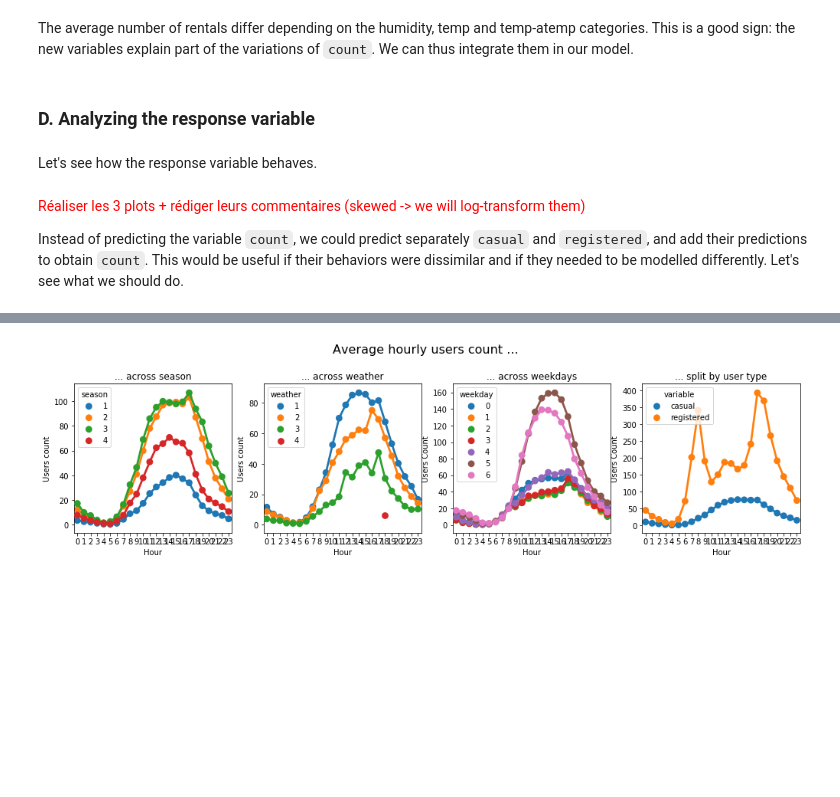
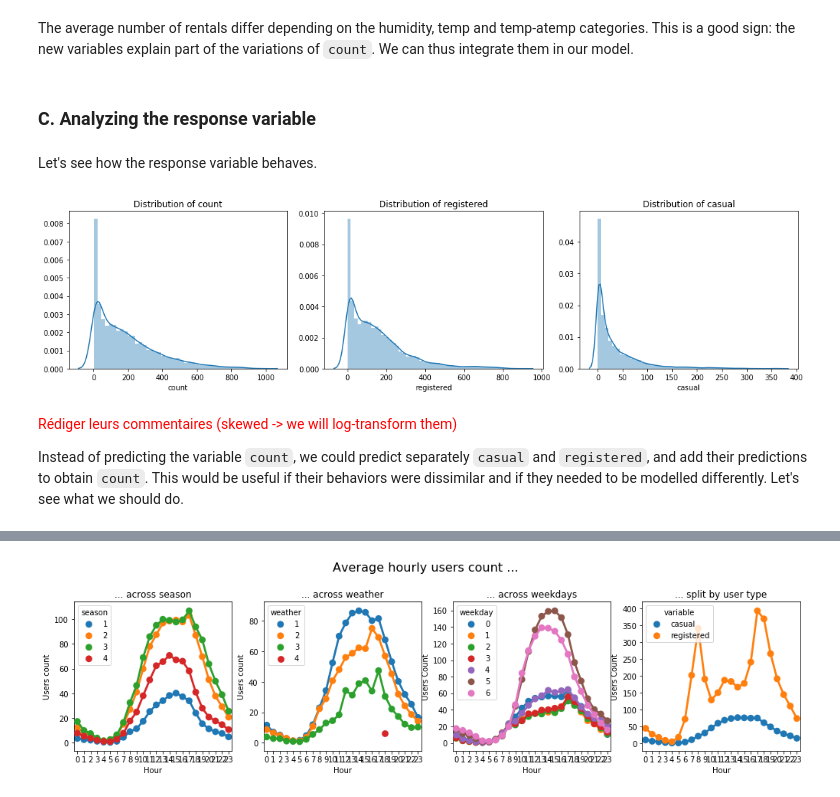
Before and after one commit to InesVA/predicting-bike-sharing-demand, a Jupyter notebook: Bike Sharing Prediction.ipynb, the cells around one changed output, grey strips where cells are left out. Cells and saved outputs as stored; diff of their text form; code cells hidden in the pictures; blank space fills up the shorter version.

Commit message:
Fixed some charts

````diff
--- a/Bike Sharing Prediction.ipynb
+++ b/Bike Sharing Prediction.ipynb
@@ -190,25 +193,27 @@ plt.tight_layout()
 # %% [markdown]
 The average number of rentals differ depending on the humidity, temp and temp-atemp categories. This is a good sign: the new variables explain part of the variations of ```count```. We can thus integrate them in our model.
 # %% [markdown]
-<a id="Section2D"></a>
-### D. Analyzing the response variable
+<a id="Section3C"></a>
+### C. Analyzing the response variable
 # %% [markdown]
 Let's see how the response variable behaves.
 # %%
-fig, axes= plt.subplots(nrows=1, ncols=3, figsize=(15,5))
+fig, axes= plt.subplots(nrows=1, ncols=3, figsize=(15,4))
 
 sn.distplot(train['count'], ax=axes[0])
 axes[0].set(title="Distribution of count")
 
 sn.distplot(train['registered'], ax=axes[1])
 axes[1].set(title="Distribution of registered")
 
 sn.distplot(train['casual'], ax=axes[2])
 axes[2].set(title="Distribution of casual")
 
 plt.tight_layout()
+# %% [output]
+[figure, added]
 # %% [markdown]
-<font color='red'>Réaliser les 3 plots + rédiger leurs commentaires (skewed -> we will log-transform them)</font>
+<font color='red'>Rédiger leurs commentaires (skewed -> we will log-transform them)</font>
 
 Instead of predicting the variable ```count```, we could predict separately ```casual``` and ```registered```, and add their predictions to obtain ```count```. This would be useful if their behaviors were dissimilar and if they needed to be modelled differently. Let's see what we should do.
 # %%
````
Also changed, not shown: parts of 14 cells of this notebook.
